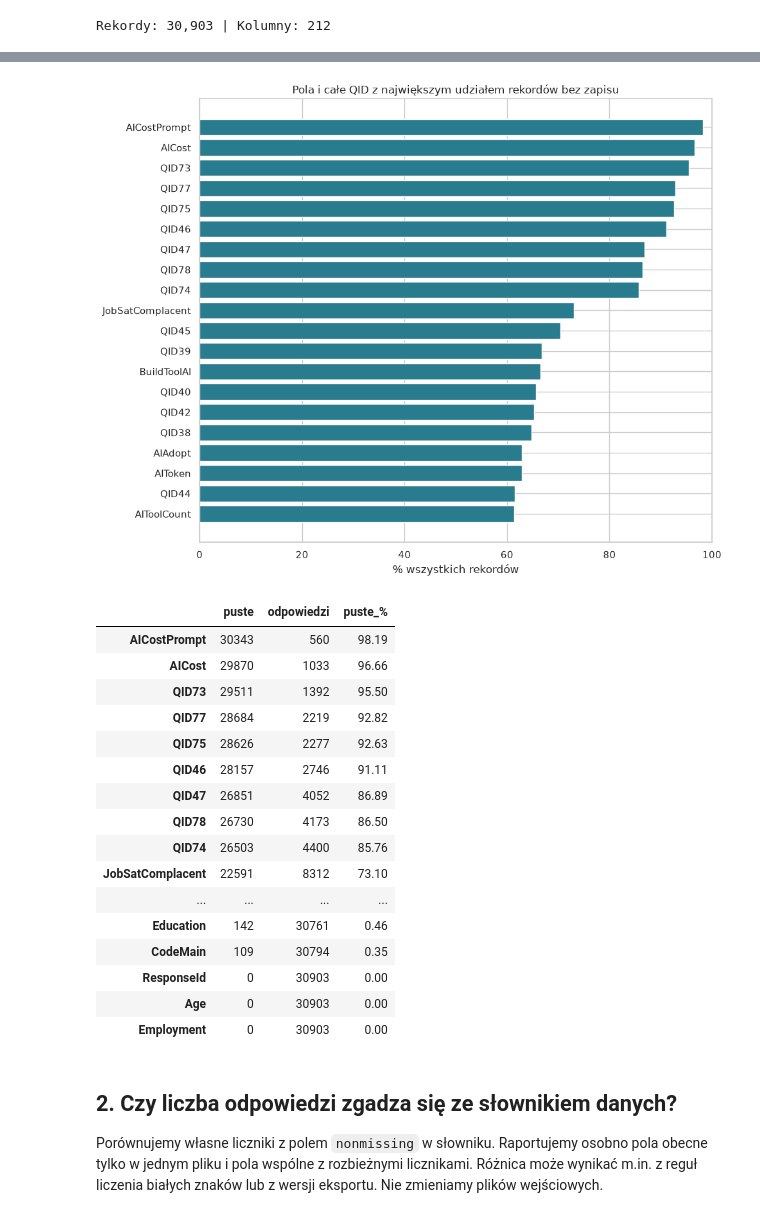
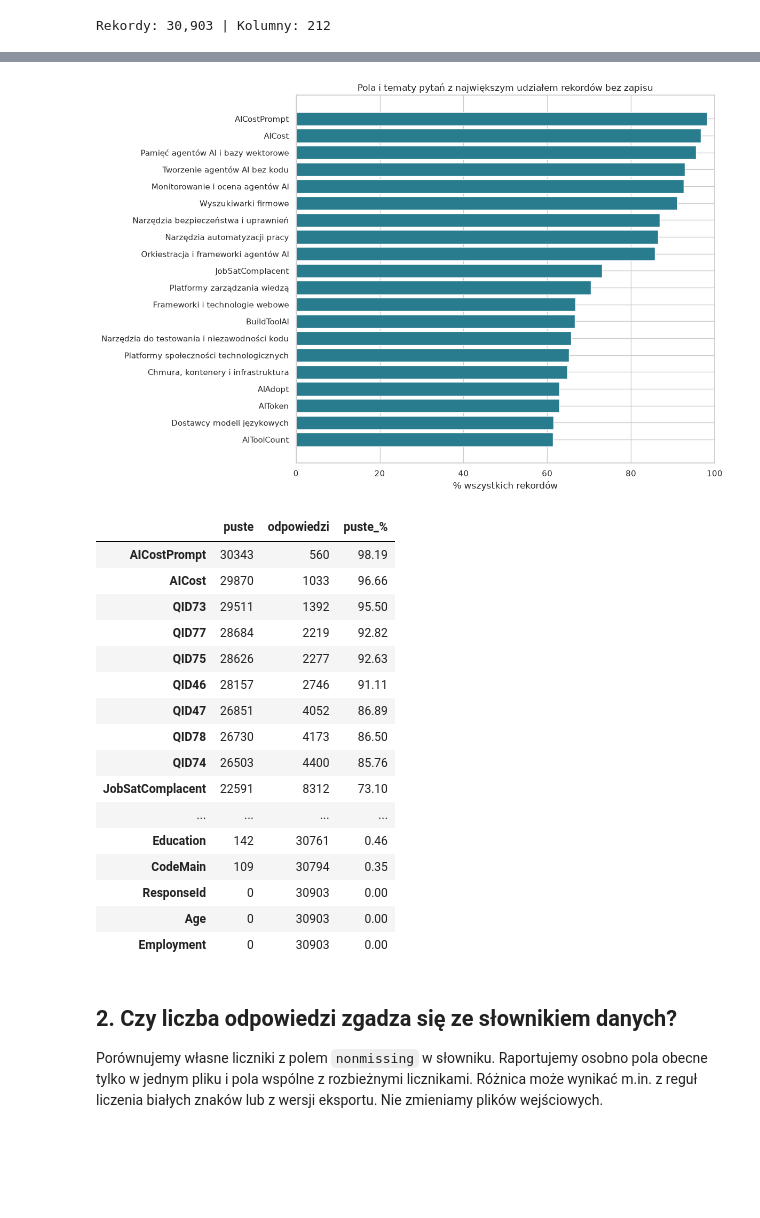
Before and after one commit to jlabuda191/AD_Python_Stack2026, a Jupyter notebook: notebooks/03_analiza_brakow_2026.ipynb, the cells around one changed output, grey strips where cells are left out. Drawn from its saved outputs; the diff is of its cells as text; code cells hidden in the pictures; blank space fills up the shorter version.

Commit message:
Nazwij tematy pytań zamiast QID na wykresie kompletności

```diff
--- a/notebooks/03_analiza_brakow_2026.ipynb
+++ b/notebooks/03_analiza_brakow_2026.ipynb
@@ -94,37 +96,71 @@ display(matrix_coverage.round(2))
 field_summary = pd.DataFrame({
     "puste": ranked_mask.sum(),
     "odpowiedzi": (~ranked_mask).sum(),
     "puste_%": ranked_mask.mean().mul(100),
 }).sort_values("puste_%", ascending=False, kind="stable")
 
-fig, ax = plt.subplots(figsize=(10, 8))
+question_topics = {
+    "QID36": "Języki programowania i skryptowe",
+    "QID37": "Bazy danych",
+    "QID38": "Chmura, kontenery i infrastruktura",
+    "QID39": "Frameworki i technologie webowe",
+    "QID40": "Narzędzia do testowania i niezawodności kodu",
+    "QID41": "Środowiska programistyczne i edytory",
+    "QID42": "Platformy społeczności technologicznych",
+    "QID44": "Dostawcy modeli językowych",
+    "QID45": "Platformy zarządzania wiedzą",
+    "QID46": "Wyszukiwarki firmowe",
+    "QID47": "Narzędzia bezpieczeństwa i uprawnień",
+    "QID66": "AI w procesie pracy",
+    "QID70": "Użyteczność AI przy zadaniach",
+    "QID71": "Wpływ AI na satysfakcję z zadań",
+    "QID73": "Pamięć agentów AI i bazy wektorowe",
+    "QID74": "Orkiestracja i frameworki agentów AI",
+    "QID75": "Monitorowanie i ocena agentów AI",
+    "QID76": "Agenci i asystenci do programowania",
+    "QID77": "Tworzenie agentów AI bez kodu",
+    "QID78": "Narzędzia automatyzacji pracy",
+    "QID87": "Dokładność informacji ze źródeł",
+    "QID88": "Aktualność informacji ze źródeł",
+    "QID89": "Możliwość sprawdzenia źródła informacji",
+    "QID103": "Rola AI w ułatwianiu pracy",
+    "QID104": "Rola AI w utrudnianiu pracy",
+    "QID107": "Częstotliwość używania narzędzi AI",
+}
+schema_questions = matrix_groups["question"].first()
+
+fig, ax = plt.subplots(figsize=(12, 8))
 top_fields = field_summary.head(20).iloc[::-1]
-ax.barh(top_fields.index, top_fields["puste_%"], color="#287c8e")
-ax.set(xlim=(0, 100), xlabel="% wszystkich rekordów", title="Pola i całe QID z największym udziałem rekordów bez zapisu")
+labels = [
+    question_topics.get(field, schema_questions.get(field, field))
+    for field in top_fields.index
+]
+ax.barh(labels, top_fields["puste_%"], color="#287c8e")
+ax.set(xlim=(0, 100), xlabel="% wszystkich rekordów", title="Pola i tematy pytań z największym udziałem rekordów bez zapisu")
 plt.tight_layout()
 plt.show()
 
 with pd.option_context("display.max_rows", len(field_summary)):
     display(field_summary.round(2))
 # %% [output]
 |  | pytanie | pola eksportu | pola źródłowe | rekordy z zapisem | rekordy bez zapisu | bez zapisu_% |
 | QID103 | JobEaseAI | 10 | 10 | 11973 | 18930 | 61.26 |
 | QID104 | JobDifficultyAI | 10 | 10 | 12246 | 18657 | 60.37 |
 | QID36 | Languages | 4 | 3 | 14099 | 16804 | 54.38 |
 | QID40 | CodeTest | 3 | 2 | 10604 | 20299 | 65.69 |
 | QID37 | Databases | 3 | 2 | 12061 | 18842 | 60.97 |
 | QID38 | CloudPlat | 3 | 2 | 10889 | 20014 | 64.76 |
 | QID39 | WebFramework | 3 | 2 | 10281 | 20622 | 66.73 |
 | QID41 | DevIDE | 3 | 2 | 13193 | 17710 | 57.31 |
 | QID42 | CommPlat | 3 | 2 | 10741 | 20162 | 65.24 |
 | QID44 | LLM | 4 | 3 | 11895 | 19008 | 61.51 |
 | ... | ... | ... | ... | ... | ... | ... |
 | QID77 | AINoCode | 3 | 2 | 2219 | 28684 | 92.82 |
 | QID78 | AIAutomate | 3 | 2 | 4173 | 26730 | 86.50 |
 | QID87 | KnowledgeAcc | 15 | 15 | 13921 | 16982 | 54.95 |
 | QID88 | KnowledgeTime | 15 | 15 | 13555 | 17348 | 56.14 |
 | QID89 | KnowledgeSource | 15 | 15 | 13092 | 17811 | 57.64 |
-[figure, old version]
+[figure, new version]
 |  | puste | odpowiedzi | puste_% |
 | AICostPrompt | 30343 | 560 | 98.19 |
 | AICost | 29870 | 1033 | 96.66 |
```
Also changed, not shown: parts of 1 cell of this notebook.
